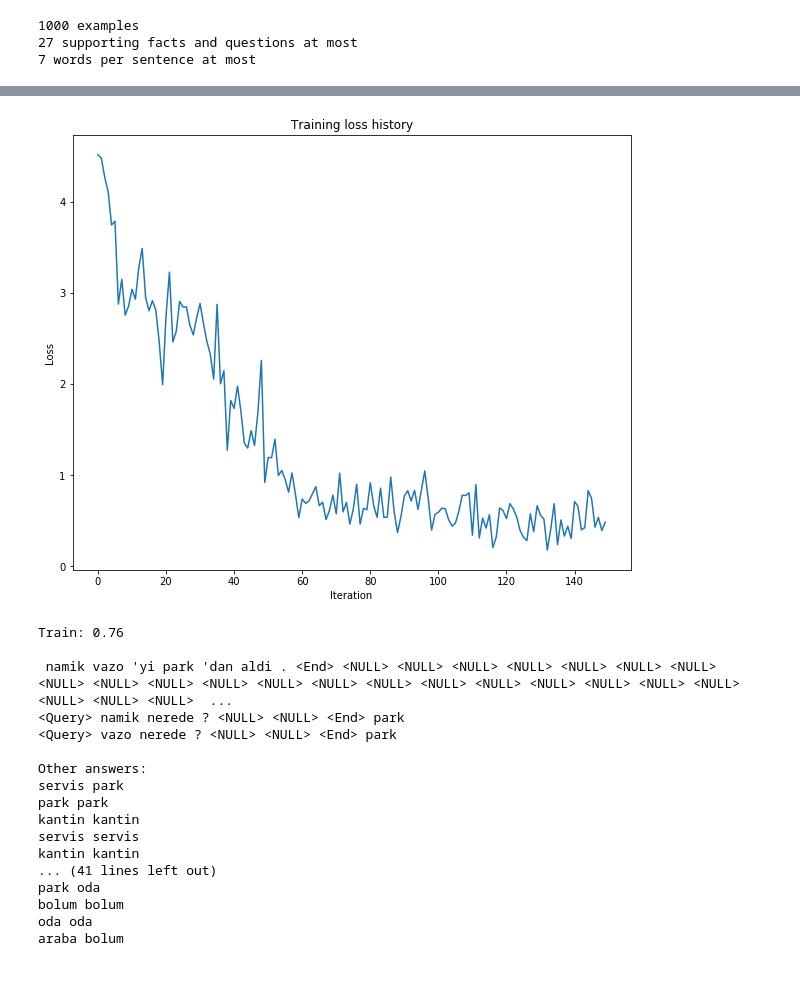
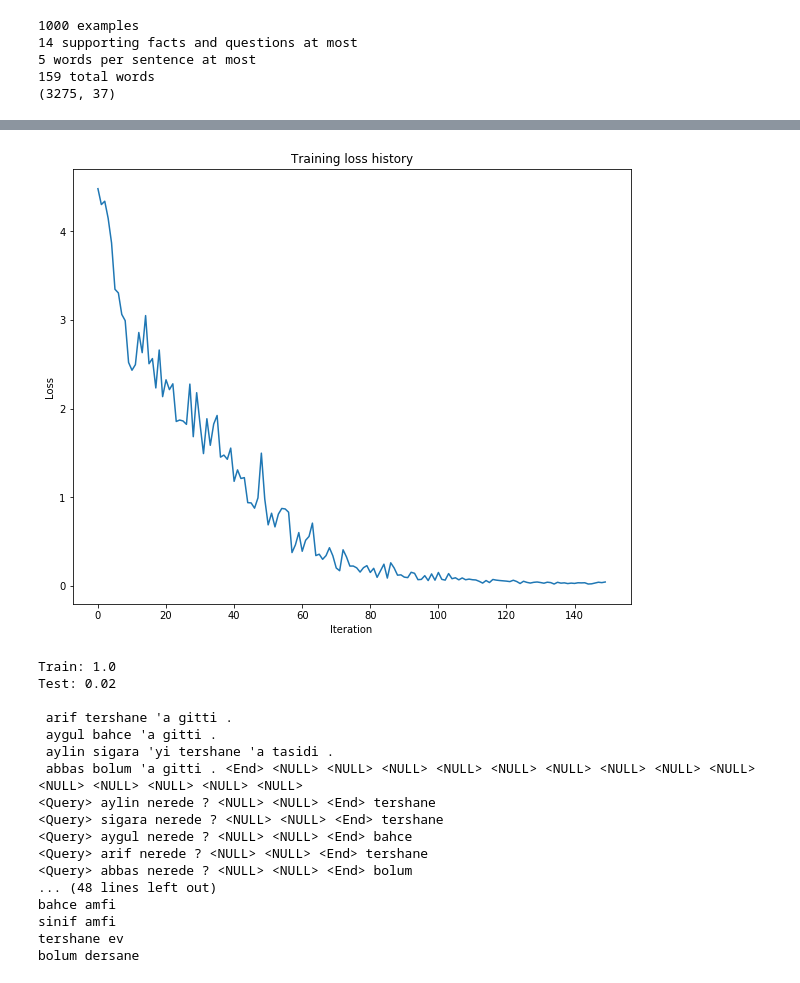
Before and after one commit to kadircet/CENG, a Jupyter notebook: 783/project/Basic Q&A with Sequential Models in Turkish-Copy1.ipynb, the cells around one changed output, grey strips where cells are left out. Cells and saved outputs as stored; diff of their text form; code cells hidden in the pictures.

```diff
--- a/783/project/Basic Q&A with Sequential Models in Turkish-Copy1.ipynb
+++ b/783/project/Basic Q&A with Sequential Models in Turkish-Copy1.ipynb
@@ -34,8 +34,10 @@ words = [_null, _start, _query, _end] + [q for ex in raw for sent in ex for w in
 words = sorted(set(words))
 word_to_idx = {w:i for i,w in enumerate(words)}
 
-T = 128 # longest story, 64 words unfolding
-T2= 7
+print len(words), "total words"
+
+T = 31 # longest story, 35 words unfolding
+T2= 5
 
 data = []
 for ex in raw:
@@ -62,14 +64,17 @@ for ex in raw:
         data.append(np.hstack((supports, queries[i,:], answers[i,:])))
 
 data = np.asarray(data)
-data_train = data[:1000,:]
+data_train = data[:-1000,:]
 data_test = data[-1000:,:]
+print data_train.shape
 # %% [output]
 1000 examples
-27 supporting facts and questions at most
-7 words per sentence at most
+14 supporting facts and questions at most
+5 words per sentence at most
+159 total words
+(3275, 37)
 # %%
-model = SeqNN(word_to_idx, cell_type='rnn', hidden_dim=512, wordvec_dim=512)
+model = SeqNN(word_to_idx, cell_type='rnn', hidden_dim=256, wordvec_dim=512)
 solver = SeqNNSolver(model, data_train[:50],
            update_rule='adam',
            num_epochs=75,
@@ -107,7 +112,12 @@ plt.show()
-[figure, old version]
+[figure, new version]
 # %%
 minibatch = data_train[:50]
 print "Train:",
+answ=model.loss(minibatch, sample=True)
+print (answ==minibatch[:,-1]).mean()
+
+minibatch = data_test[:50]
+print "Test:",
 answ=model.loss(minibatch, sample=True)
 print (answ==minibatch[:,-1]).mean()
 
@@ -121,21 +131,21 @@ print
 print "Other answers:"
 print "\n".join([words[x]+" "+words[y] for x,y in zip(model.loss(minibatch, sample=True), minibatch[:,-1])])
 # %% [output]
-Train: 0.76
+Train: 1.0
+Test: 0.02
 
- namik vazo 'yi park 'dan aldi . <End> <NULL> <NULL> <NULL> <NULL> <NULL> <NULL> <NULL> <NULL> <NULL> <NULL> <NULL> <NULL> <NULL> <NULL> <NULL> <NULL> <NULL> <NULL> <NULL> <NULL> <NULL> <NULL> <NULL>  ...
-<Query> namik nerede ? <NULL> <NULL> <End> park
-<Query> vazo nerede ? <NULL> <NULL> <End> park
-
-Other answers:
-servis park
-park park
-kantin kantin
-servis servis
-kantin kantin
-... (41 lines left out)
-park oda
-bolum bolum
-oda oda
-araba bolum
+ arif tershane 'a gitti .
+ aygul bahce 'a gitti .
+ aylin sigara 'yi tershane 'a tasidi .
+ abbas bolum 'a gitti . <End> <NULL> <NULL> <NULL> <NULL> <NULL> <NULL> <NULL> <NULL> <NULL> <NULL> <NULL> <NULL> <NULL> <NULL>
+<Query> aylin nerede ? <NULL> <NULL> <End> tershane
+<Query> sigara nerede ? <NULL> <NULL> <End> tershane
+<Query> aygul nerede ? <NULL> <NULL> <End> bahce
+<Query> arif nerede ? <NULL> <NULL> <End> tershane
+<Query> abbas nerede ? <NULL> <NULL> <End> bolum
+... (48 lines left out)
+bahce amfi
+sinif amfi
+tershane ev
+bolum dersane
 # %%
```
Also changed, not shown: parts of 4 cells of this notebook, 27 other files.
